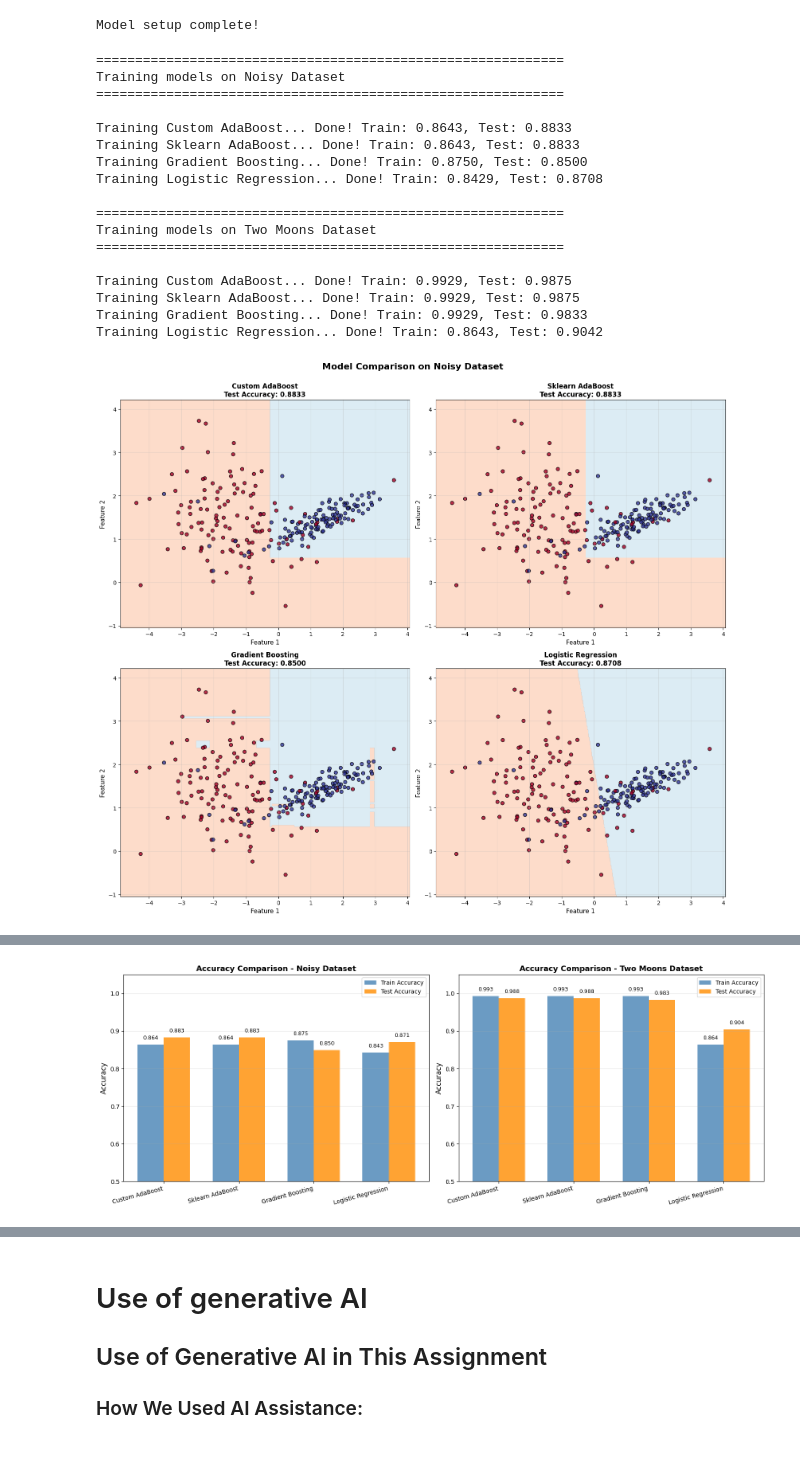
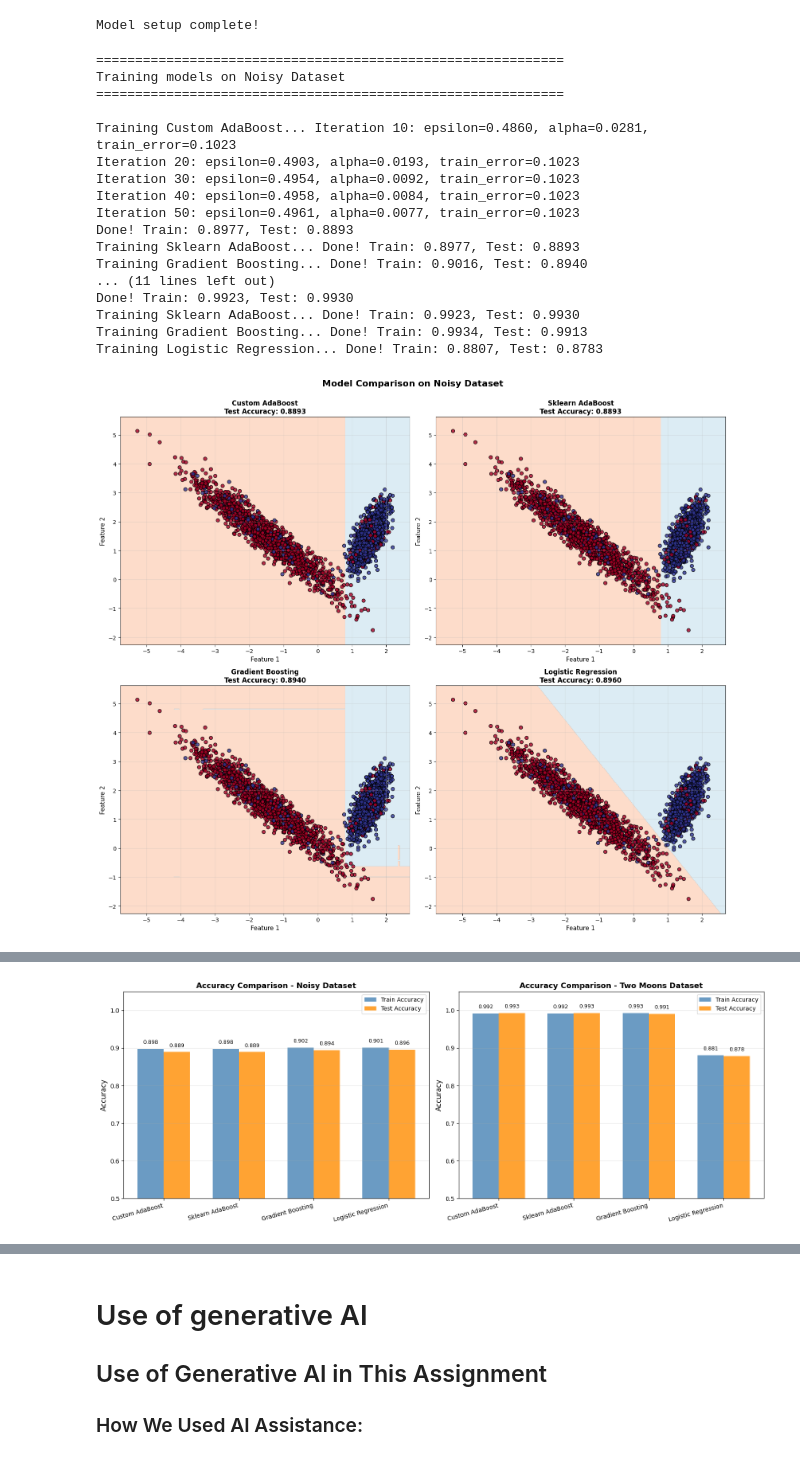
Before and after one commit to Yaligal12/Advanced-Machine-Learning, a Jupyter notebook: hw2_206910333_209207380_208082735/HW2_Boosting.ipynb, the cells around one changed output, grey strips where cells are left out. Cells and saved outputs as stored; diff of their text form; code cells hidden in the pictures.

```diff
--- a/hw2_206910333_209207380_208082735/HW2_Boosting.ipynb
+++ b/hw2_206910333_209207380_208082735/HW2_Boosting.ipynb
@@ -621,7 +491,7 @@ For a fraction $p$ of samples, we flip: $y_i \leftarrow -y_i$
 # Dataset 1: Noisy data
 np.random.seed(42)
 X_noisy, y_noisy = make_classification(
-    n_samples=800,
+    n_samples=10000,
     n_features=2,
     n_informative=2,
     n_redundant=0,
@@ -630,13 +500,17 @@ X_noisy, y_noisy = make_classification(
     class_sep=1.5,
     random_state=42
 )
+# Convert labels to {-1, +1} format required by AdaBoost
+y_noisy = np.where(y_noisy == 0, -1, y_noisy)
 
 # Dataset 2: Non-linear data (Two Moons)
 X_moons, y_moons = make_moons(
-    n_samples=800,
+    n_samples=10000,
     noise=0.15,
     random_state=42
 )
+# Convert labels to {-1, +1} format required by AdaBoost
+y_moons = np.where(y_moons == 0, -1, y_moons)
 
 print("Datasets generated successfully!")
 print(f"Noisy dataset: {X_noisy.shape[0]} samples")
@@ -747,7 +621,6 @@ def train_and_evaluate_models(X_train, X_test, y_train, y_test, dataset_name):
         'Sklearn AdaBoost': AdaBoostClassifier(
             estimator=DecisionTreeClassifier(max_depth=1),
             n_estimators=50,
-            algorithm='SAMME',
             random_state=42
         ),
         'Gradient Boosting': GradientBoostingClassifier(
@@ -771,16 +644,9 @@ def train_and_evaluate_models(X_train, X_test, y_train, y_test, dataset_name):
         # Train model
         model.fit(X_train, y_train)
 
-        # Make predictions
-        if name == 'Custom AdaBoost':
-            y_pred_train = model.predict(X_train)
-            y_pred_test = model.predict(X_test)
-            # Convert to {0, 1}
-            y_pred_train = np.where(y_pred_train == -1, 0, 1)
-            y_pred_test = np.where(y_pred_test == -1, 0, 1)
-        else:
-            y_pred_train = model.predict(X_train)
-            y_pred_test = model.predict(X_test)
+        # Make predictions (all models work with {-1, +1} labels)
+        y_pred_train = model.predict(X_train)
+        y_pred_test = model.predict(X_test)
 
         # Calculate accuracies
         train_acc = accuracy_score(y_train, y_pred_train)
@@ -834,17 +700,13 @@ def plot_comparison_grid(X_test, y_test, results, title):
         xx, yy = np.meshgrid(np.arange(x_min, x_max, h),
                              np.arange(y_min, y_max, h))
 
-        # Predict on mesh
+        # Predict on mesh (all models output {-1, +1})
         mesh_points = np.c_[xx.ravel(), yy.ravel()]
-        if is_custom:
-            Z = model.predict(mesh_points)
-            Z = np.where(Z == -1, 0, 1)
-        else:
-            Z = model.predict(mesh_points)
+        Z = model.predict(mesh_points)
         Z = Z.reshape(xx.shape)
 
-        # Plot
-        axes[idx].contourf(xx, yy, Z, alpha=0.3, cmap='RdYlBu', levels=1)
+        # Plot (contourf works with any numeric values)
+        axes[idx].contourf(xx, yy, Z, alpha=0.3, cmap='RdYlBu', levels=[-1.5, 0, 1.5])
         axes[idx].scatter(X_test[:, 0], X_test[:, 1], c=y_test,
                          cmap='RdYlBu', edgecolors='black', s=40, alpha=0.8)
         axes[idx].set_xlabel('Feature 1', fontsize=11)
@@ -917,44 +779,44 @@ print("\n### Two Moons Dataset Results:")
 print("-" * 80)
 for name, res in results_moons.items():
     overfitting = res['train_acc'] - res['test_acc']
     print(f"{name:25s} | Train: {res['train_acc']:.4f} | Test: {res['test_acc']:.4f} | Overfit: {overfitting:.4f}")
 
 print("\n" + "="*80)
 print("KEY OBSERVATIONS:")
 print("="*80)
 print("""
 1. NOISY DATASET:
    - AdaBoost shows higher overfitting due to focus on noisy points
    - Gradient Boosting is more robust to noise
    - Logistic Regression provides stable baseline
 
 2. TWO MOONS DATASET:
    - All boosting methods successfully learn non-linear boundary
    - Logistic Regression struggles with non-linearity
    - Custom AdaBoost performs comparably to sklearn implementation
 
 3. GENERAL INSIGHTS:
    - Boosting methods build complex classifiers from simple stumps
    - Trade-off between fitting power and robustness to noise
    - Ensemble methods significantly outperform single model on complex data
 """)
 print("="*80)
 # %% [output]
 ============================================================
 Training models on Noisy Dataset
 ============================================================
 
-Training Custom AdaBoost... Done! Train: 0.8643, Test: 0.8833
-Training Sklearn AdaBoost... Done! Train: 0.8643, Test: 0.8833
-Training Gradient Boosting... Done! Train: 0.8750, Test: 0.8500
-Training Logistic Regression... Done! Train: 0.8429, Test: 0.8708
-
-============================================================
-Training models on Two Moons Dataset
-============================================================
-
-Training Custom AdaBoost... Done! Train: 0.9929, Test: 0.9875
-Training Sklearn AdaBoost... Done! Train: 0.9929, Test: 0.9875
-Training Gradient Boosting... Done! Train: 0.9929, Test: 0.9833
-Training Logistic Regression... Done! Train: 0.8643, Test: 0.9042
+Training Custom AdaBoost... Iteration 10: epsilon=0.4860, alpha=0.0281, train_error=0.1023
+Iteration 20: epsilon=0.4903, alpha=0.0193, train_error=0.1023
+Iteration 30: epsilon=0.4954, alpha=0.0092, train_error=0.1023
+Iteration 40: epsilon=0.4958, alpha=0.0084, train_error=0.1023
+Iteration 50: epsilon=0.4961, alpha=0.0077, train_error=0.1023
+Done! Train: 0.8977, Test: 0.8893
+Training Sklearn AdaBoost... Done! Train: 0.8977, Test: 0.8893
+Training Gradient Boosting... Done! Train: 0.9016, Test: 0.8940
+... (11 lines left out)
+Done! Train: 0.9923, Test: 0.9930
+Training Sklearn AdaBoost... Done! Train: 0.9923, Test: 0.9930
+Training Gradient Boosting... Done! Train: 0.9934, Test: 0.9913
+Training Logistic Regression... Done! Train: 0.8807, Test: 0.8783
-[figure, old version]
+[figure, new version]
@@ -962,4 +824,4 @@ Training Logistic Regression... Done! Train: 0.8643, Test: 0.9042
-[figure, old version]
+[figure, new version]
 ================================================================================
 ANALYSIS SUMMARY
 ================================================================================
```
Also changed, not shown: parts of 14 cells of this notebook.
